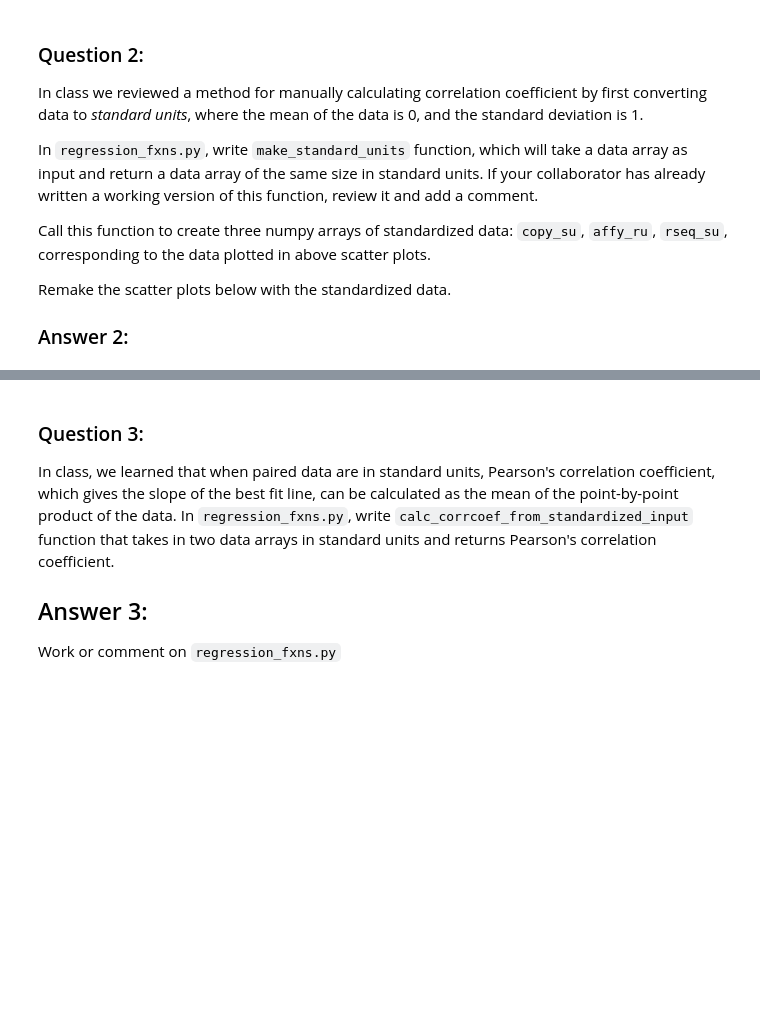
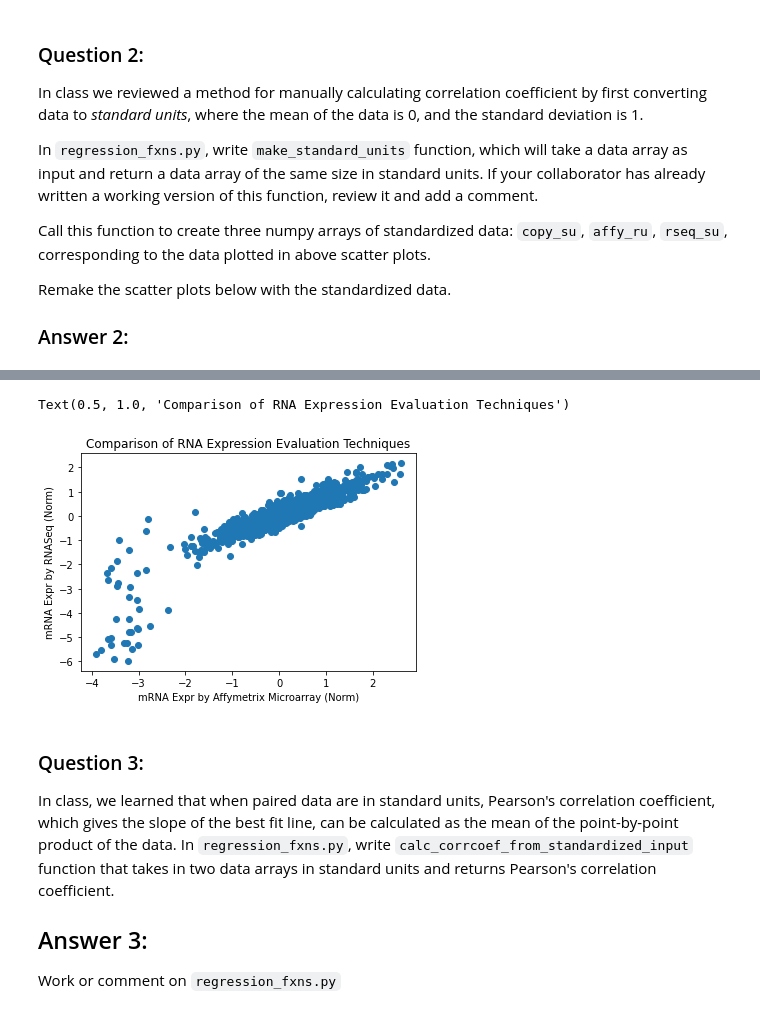
Before and after one commit to AlexSath/BDS311_HW08, a Jupyter notebook: hw08_sathler.ipynb, the cells around one changed output, grey strips where cells are left out. Cells and saved outputs as stored; diff of their text form; code cells hidden in the pictures; blank space fills up the shorter version.

```diff
--- a/hw08_sathler.ipynb
+++ b/hw08_sathler.ipynb
@@ -95,3 +119,12 @@ Remake the scatter plots below with the standardized data.
+# %%
+# Plot 3
+plt.scatter(affy_ru, rseq_su)
+plt.xlabel('mRNA Expr by Affymetrix Microarray (Norm)')
+plt.ylabel('mRNA Expr by RNASeq (Norm)')
+plt.title('Comparison of RNA Expression Evaluation Techniques')
+# %% [output]
+Text(0.5, 1.0, 'Comparison of RNA Expression Evaluation Techniques')
+[figure, added]
 # %% [markdown]
 ### Question 3:
 In class, we learned that when paired data are in standard units, Pearson's correlation coefficient, which gives the slope of the best fit line, can be calculated as the mean of the point-by-point product of the data.
```
Also changed, not shown: parts of 7 cells of this notebook.
